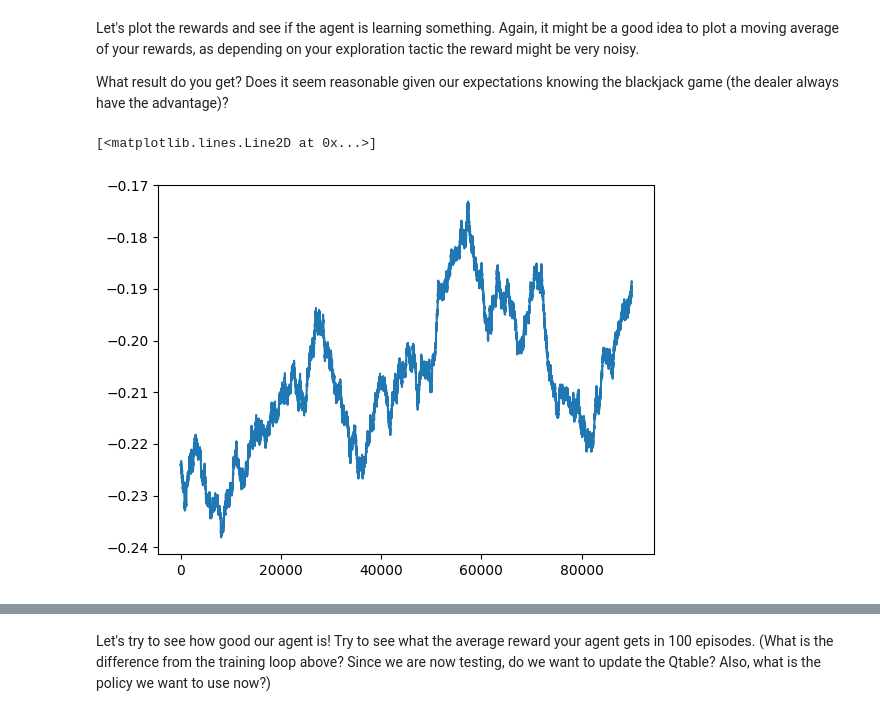
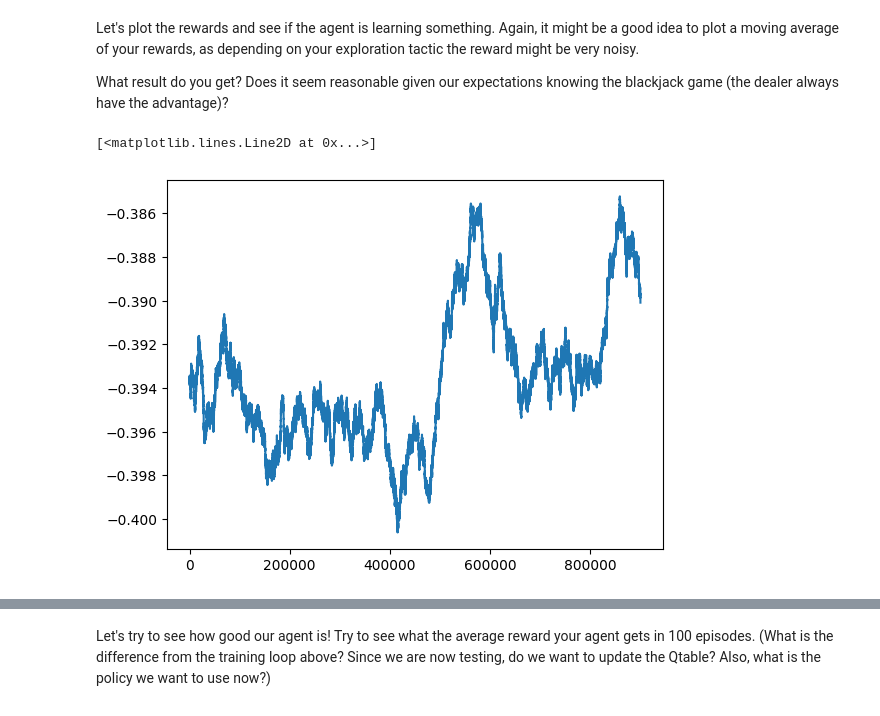
Before and after one commit to RaphBhz/NeuroSymbolicAI, a Jupyter notebook: Assignment1_RL.ipynb, the cells around one changed output, grey strips where cells are left out. Drawn from its saved outputs; the diff is of its cells as text; code cells hidden in the pictures.

```diff
--- a/Assignment1_RL.ipynb
+++ b/Assignment1_RL.ipynb
@@ -648,9 +656,9 @@ print(f"Number of states: {state_size}, Number of actions: {action_size}")
 Number of states: Tuple(Discrete(32), Discrete(11), Discrete(2)), Number of actions: 2
 # %%
 # again, hyperparameters that you can change
-learning_rate = 0.5 # 0.01
-n_training_episodes = 100000 # you can try also 1000000, it might take a while
-epsilon = 0.2 # 0.1
+learning_rate = 0.75 # 0.01
+n_training_episodes = 1000000 # you can try also 1000000, it might take a while
+epsilon = 1 # 0.1
 # %%
 state = env.reset()
 print(f"Initial state: {state}")
@@ -681,30 +696,2 @@ def epsilon_greedy_policy(epsilon, Qtable, state): #choose a random action with
 def random_policy():
     return env.action_space.sample()
-# %%
-def qlearn(Qtable, n, update = True):
-  rewards = []
-  for episode in range(n):
-    state = env.reset()
-    done = False
-    cur_reward = 0
-    while not done:
-      action = epsilon_greedy_policy(epsilon, Qtable, state)
-      new_state, reward, terminated, truncated = env.step(action)
-      cur_reward += reward
-      done = terminated or truncated
-
-      if update:
-        if state not in Qtable:
-          Qtable[(state[0], state[1], state[2])] = [0, 0]
-        if new_state not in Qtable:
-          Qtable[(new_state[0], new_state[1], new_state[2])] = [0, 0]
-        Qtable[state][action] += learning_rate * (reward + gamma * max(Qtable[new_state]) - Qtable[state][action])
-
-      state = new_state
-      if done:
-        rewards.append(cur_reward)
-        break
-
-  return rewards, Qtable
-
-random_epsilon, lin_epsilon, exp_epsilon, cub_epsilon = build_epsilons()
@@ -716,7 +762,7 @@ Let's plot the rewards and see if the agent is learning something. Again, it mig
 What result do you get? Does it seem reasonable given our expectations knowing the blackjack game (the dealer always have the advantage)?
 # %%
 # Plot the rewards
-plt.plot(moving_average(rewards, 10000))
+plt.plot(moving_average(rewards, 100000))
 # %% [output]
 [<matplotlib.lines.Line2D at 0x...>]
-[figure, old version]
+[figure, new version]
```
Also changed, not shown: parts of 18 cells of this notebook.
